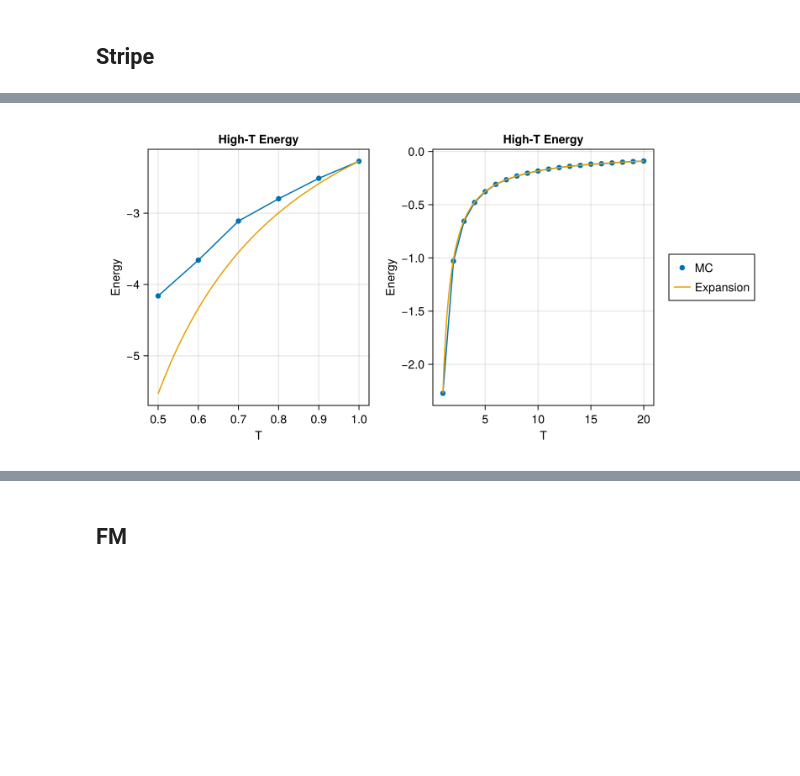
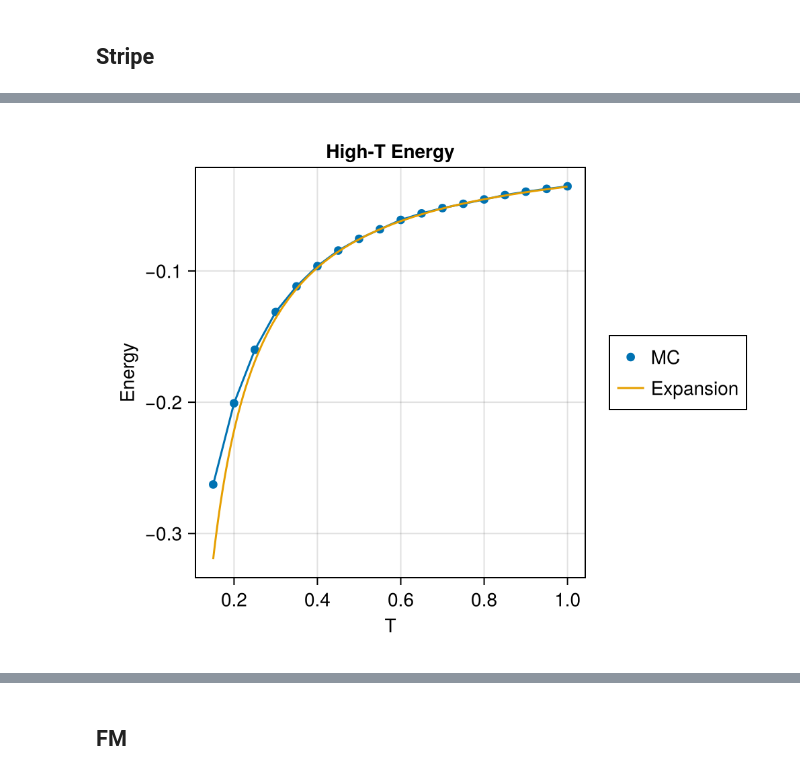
Before and after one commit to PatXue/WignerMolecule.jl, a Jupyter notebook: high-temp/plotting.ipynb, the cells around one changed output, grey strips where cells are left out. Cells and saved outputs as stored; diff of their text form; code cells hidden in the pictures; blank space fills up the shorter version.

Commit message:
Rerun high T stripe with fixed energy

```diff
--- a/high-temp/plotting.ipynb
+++ b/high-temp/plotting.ipynb
@@ -117,15 +112,12 @@ all_data = load("expectations.jld2")
 # %%
-fig = Figure(size=(800,400))
+fig = Figure(size=(500,400))
 fig[1,1] = ax1 = Axis(fig, title="High-T Energy", xlabel="T", ylabel="Energy")
-generate_plot!(ax1, :T, :Energy, results.data[results.data.T .<= 1, :])
-lines!(ax1, 0.5..1, getexpansion("stripe", 2))
-fig[1,2] = ax2 = Axis(fig, title="High-T Energy", xlabel="T", ylabel="Energy")
-generate_plot!(ax2, :T, :Energy, results.data[results.data.T .> 0.95, :], label="MC")
-lines!(ax2, 1..20, getexpansion("stripe", 2), label="Expansion")
-Legend(fig[1,3], ax2)
+generate_plot!(ax1, :T, :Energy, results.data[results.data.T .<= 1, :], label="MC")
+lines!(ax1, 0.15..1.0, getexpansion("stripe", 2), label="Expansion")
+Legend(fig[1,2], ax1)
 fig
 # %% [output]
-[figure, old version]
+[figure, new version]
 # %%
 fig = Figure(size=(800,400))
 fig[1,1] = ax1 = Axis(fig, title="High-T S Half M", xlabel="T", ylabel="S Half M")
```
Also changed, not shown: parts of 3 cells of this notebook, 1 other file.
